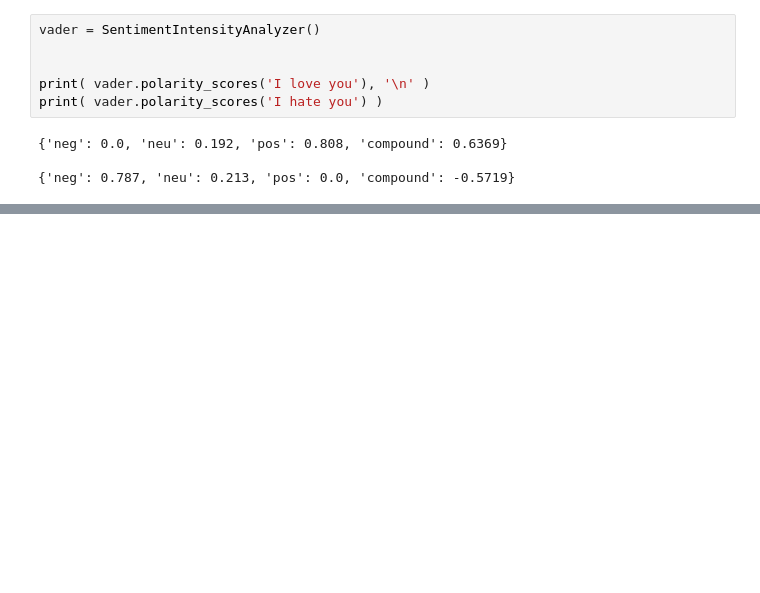
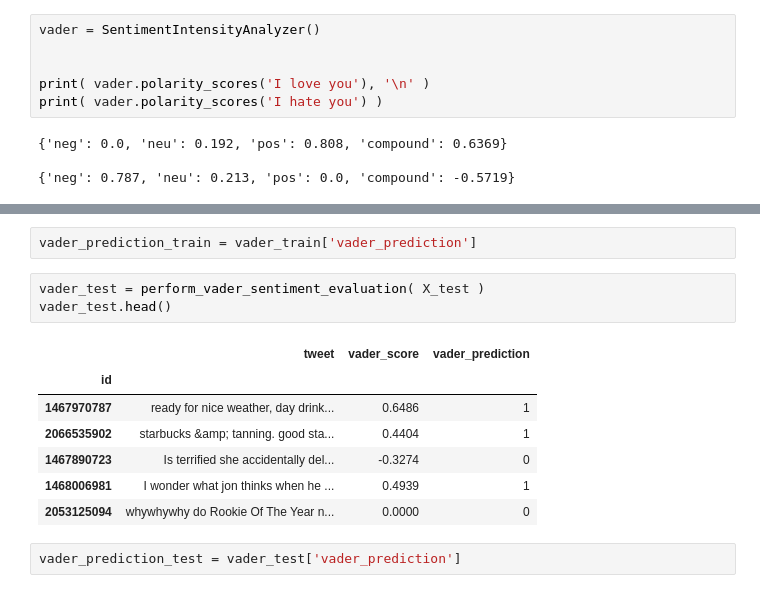
Before and after one commit to KCristopher/SentimentAnalysis, a Jupyter notebook: AnalyzeSentiment.ipynb, the cells around one changed output, grey strips where cells are left out. Saved outputs shown, nothing was run; the diff lists cells and outputs as text; blank space fills up the shorter version.

```diff
--- a/AnalyzeSentiment.ipynb
+++ b/AnalyzeSentiment.ipynb
@@ -406,0 +474,15 @@ print( vader.polarity_scores('I hate you') )
+# %%
+vader_prediction_train = vader_train['vader_prediction']
+# %%
+vader_test = perform_vader_sentiment_evaluation( X_test )
+vader_test.head()
+# %% [output]
+|  | tweet | vader_score | vader_prediction |
+| id |  |  |  |
+| 1467970787 | ready for nice weather, day drink... | 0.6486 | 1 |
+| 2066535902 | starbucks &amp; tanning. good sta... | 0.4404 | 1 |
+| 1467890723 | Is terrified she accidentally del... | -0.3274 | 0 |
+| 1468006981 | I wonder what jon thinks when he ... | 0.4939 | 1 |
+| 2053125094 | whywhywhy do Rookie Of The Year n... | 0.0000 | 0 |
+# %%
+vader_prediction_test = vader_test['vader_prediction']
```
Also changed, not shown: parts of 9 cells of this notebook.
